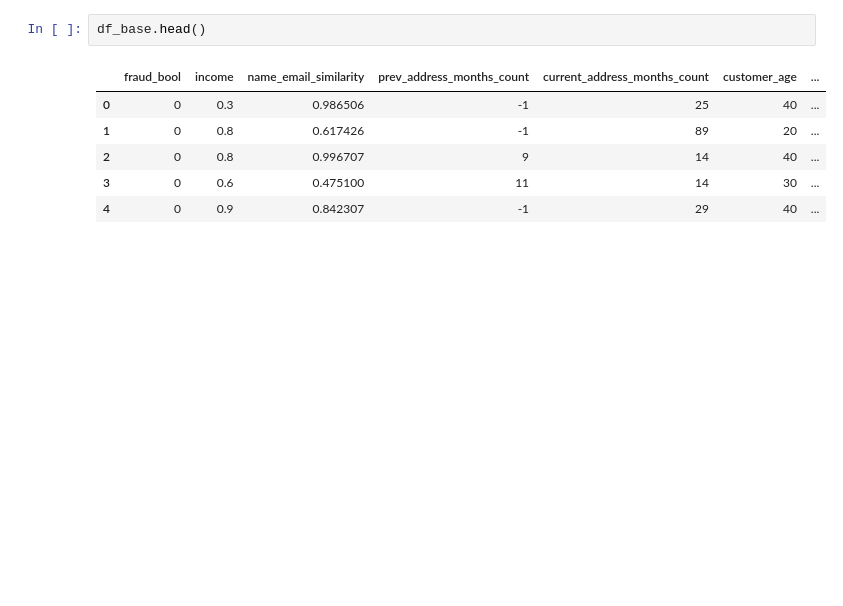
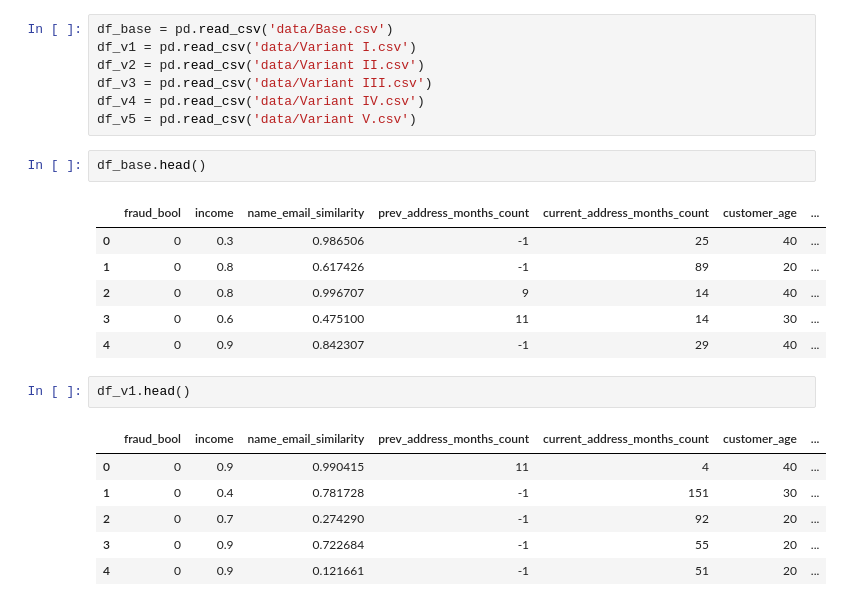
Before and after one commit to jonnywong288/bank-account-fraud, a Jupyter notebook: data_exploration.ipynb, the cells around one changed output. Cells and saved outputs as stored; diff of their text form; blank space fills up the shorter version.

Commit message:
view data

```diff
--- a/data_exploration.ipynb
+++ b/data_exploration.ipynb
@@ -7,3 +5,10 @@ df_base = pd.read_csv('data/Base.csv')
+# %%
+df_base = pd.read_csv('data/Base.csv')
+df_v1 = pd.read_csv('data/Variant I.csv')
+df_v2 = pd.read_csv('data/Variant II.csv')
+df_v3 = pd.read_csv('data/Variant III.csv')
+df_v4 = pd.read_csv('data/Variant IV.csv')
+df_v5 = pd.read_csv('data/Variant V.csv')
 # %%
 df_base.head()
 # %% [output]
@@ -13,3 +18,12 @@ df_base.head()
 | 2 | 0 | 0.8 | 0.996707 | 9 | 14 | 40 | ... |
 | 3 | 0 | 0.6 | 0.475100 | 11 | 14 | 30 | ... |
 | 4 | 0 | 0.9 | 0.842307 | -1 | 29 | 40 | ... |
+# %%
+df_v1.head()
+# %% [output]
+|  | fraud_bool | income | name_email_similarity | prev_address_months_count | current_address_months_count | customer_age | ... |
+| 0 | 0 | 0.9 | 0.990415 | 11 | 4 | 40 | ... |
+| 1 | 0 | 0.4 | 0.781728 | -1 | 151 | 30 | ... |
+| 2 | 0 | 0.7 | 0.274290 | -1 | 92 | 20 | ... |
+| 3 | 0 | 0.9 | 0.722684 | -1 | 55 | 20 | ... |
+| 4 | 0 | 0.9 | 0.121661 | -1 | 51 | 20 | ... |
```
Also changed, not shown: parts of 5 cells of this notebook.
